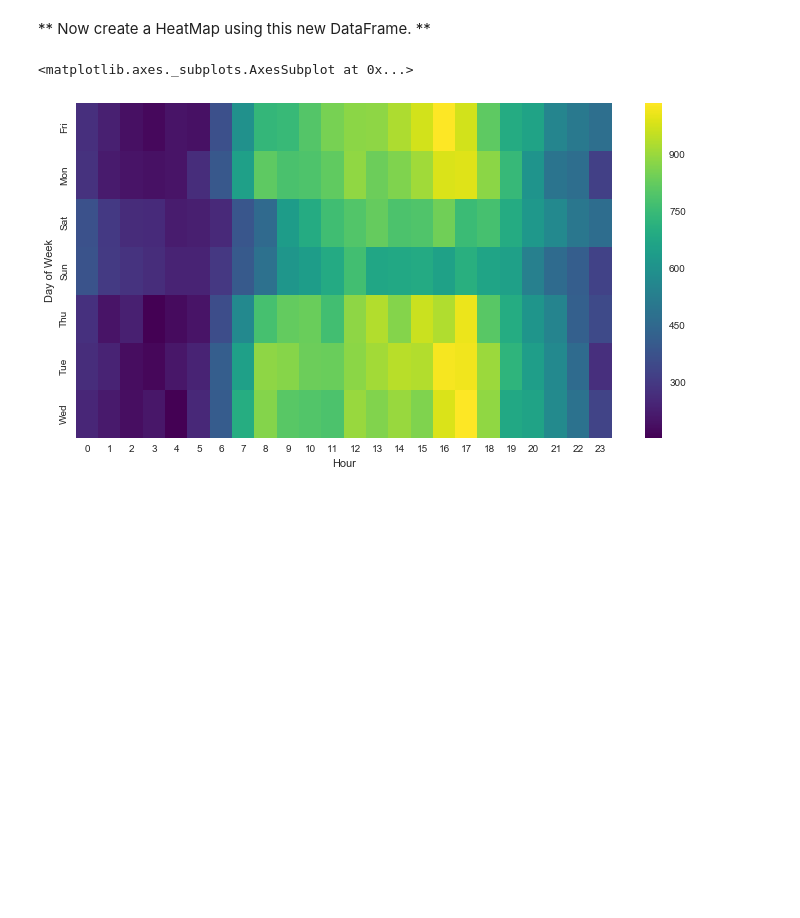
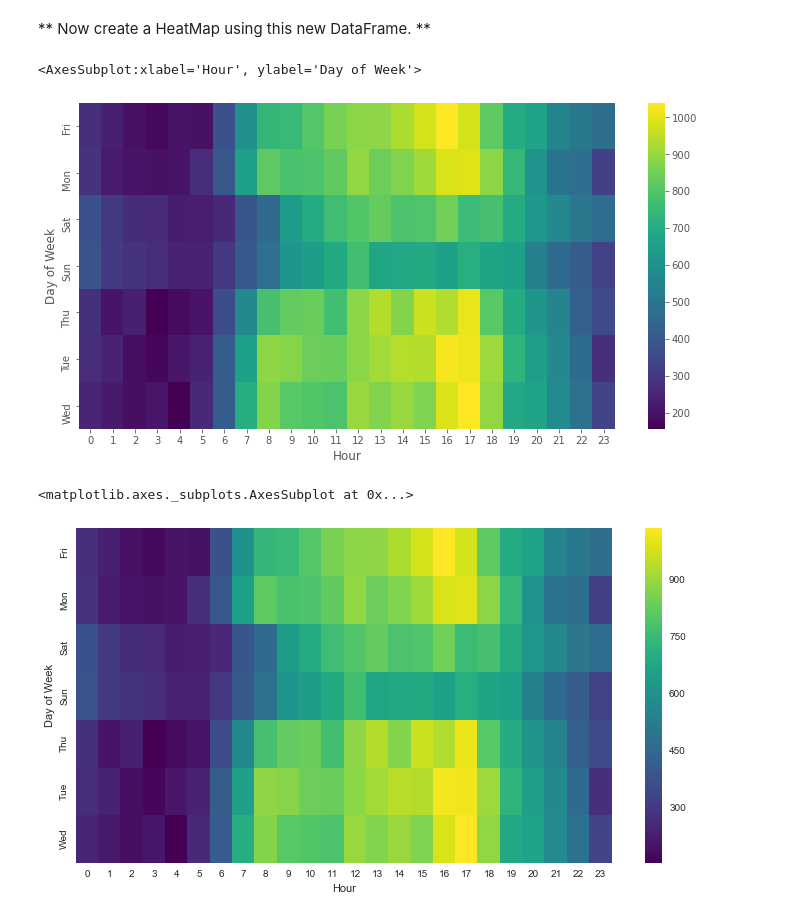
Before and after one commit to tamerhaddadin/Data_bootcamp, a Jupyter notebook: 01-911 Calls Data Capstone Project.ipynb, the cells around one changed output. Saved outputs shown, nothing was run; the diff lists cells and outputs as text; code cells hidden in the pictures; blank space fills up the shorter version.

```diff
--- a/01-911 Calls Data Capstone Project.ipynb
+++ b/01-911 Calls Data Capstone Project.ipynb
@@ -391,0 +322,5 @@ ____
+# %%
+df.head()
+dof=df.groupby(['Day of Week','Hour']).count()['twp'].unstack()
+dof
+#unstack is used to convert data to a matrix form
@@ -392,5 +338,11 @@ ____
 # %% [markdown]
 ** Now create a HeatMap using this new DataFrame. **
+# %%
+plt.figure(figsize=(12,6))
+sns.heatmap(dof,cmap='viridis')
+# %% [output]
+<AxesSubplot:xlabel='Hour', ylabel='Day of Week'>
+[figure, added]
 # %%
 # %% [output]
 <matplotlib.axes._subplots.AxesSubplot at 0x...>
```
Also changed, not shown: parts of 23 cells of this notebook.
